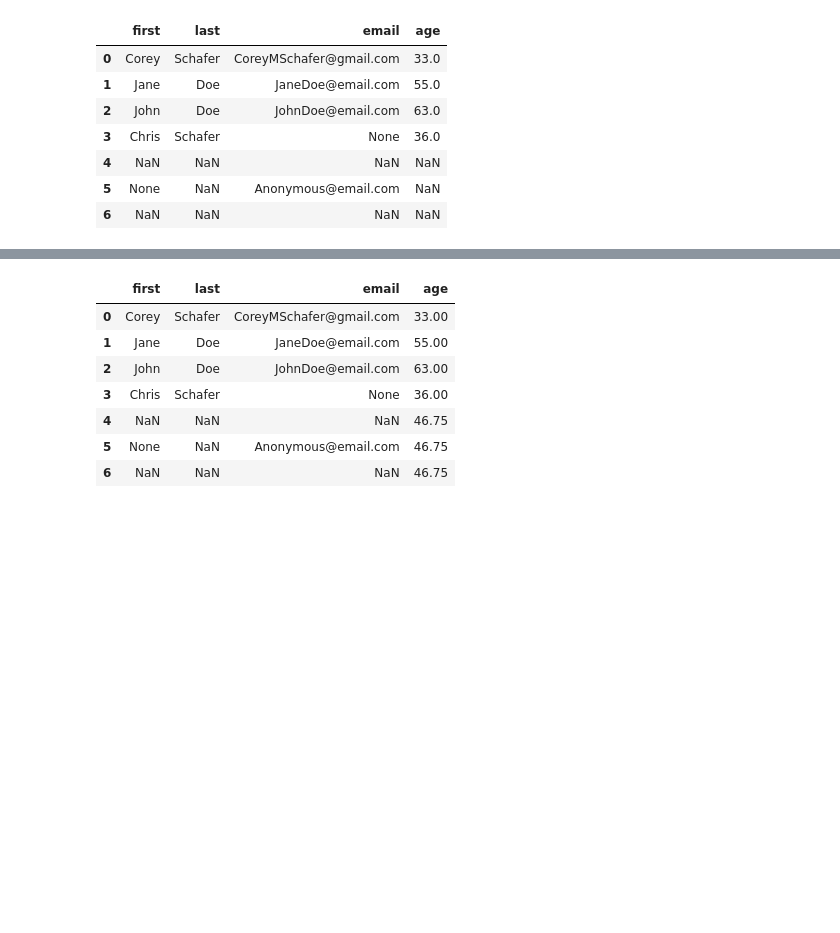
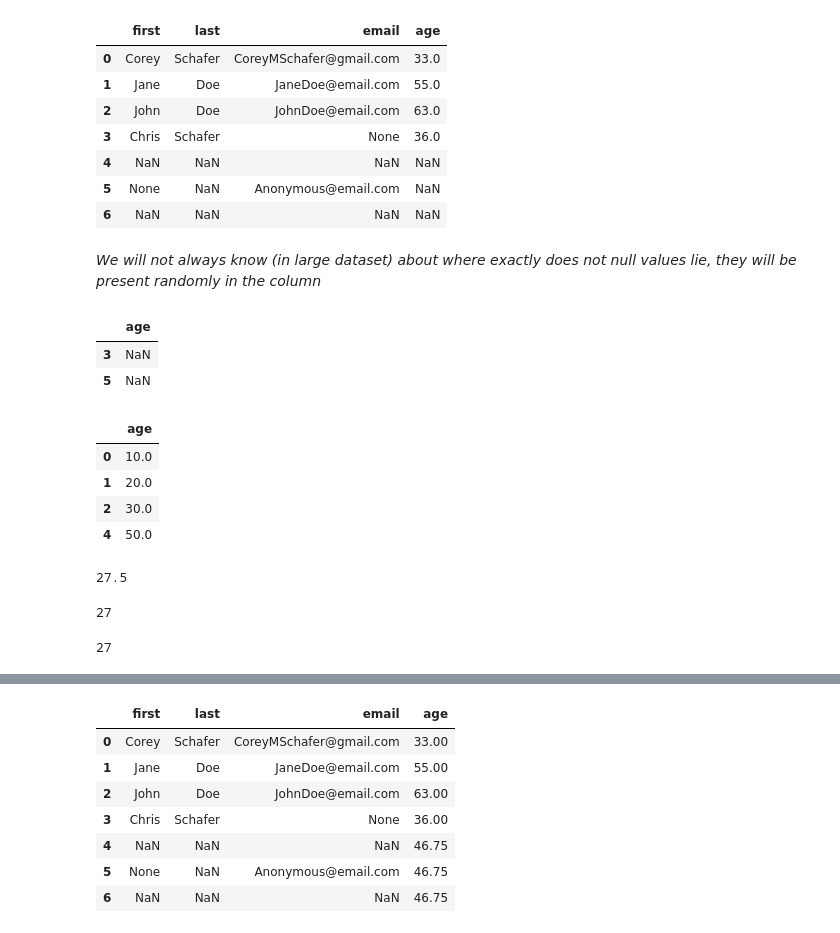
Before and after one commit to arelies-proximo/Data-Science-Projects, a Jupyter notebook: Pandas/Cleaning_Handling_Missing_Data.ipynb, the cells around one changed output, grey strips where cells are left out. Cells and saved outputs as stored; diff of their text form; code cells hidden in the pictures; blank space fills up the shorter version.

Commit message:
Dropping nan, replacing, fillna, isna, .notnull() etc

```diff
--- a/Pandas/Cleaning_Handling_Missing_Data.ipynb
+++ b/Pandas/Cleaning_Handling_Missing_Data.ipynb
@@ -537,3 +537,5 @@ df
 | 6 | NaN | NaN | NaN | NaN |
 # %%
 df.age.fillna(df.iloc[:4, -1].mean(), inplace=True)
+# %% [markdown]
+*We will not always know (in large dataset) about where exactly does not null values lie, they will be present randomly in the column*
@@ -539,0 +544,26 @@ df.age.fillna(df.iloc[:4, -1].mean(), inplace=True)
+# %%
+tmp[tmp['age'].isna()]
+# %% [output]
+|  | age |
+| 3 | NaN |
+| 5 | NaN |
+# %%
+tmp[tmp['age'].notnull()]
+# %% [output]
+|  | age |
+| 0 | 10.0 |
+| 1 | 20.0 |
+| 2 | 30.0 |
+| 4 | 50.0 |
+# %%
+(30+30+50)/4
+# %% [output]
+27.5
+# %%
+int(tmp.age.astype('float').mean())
+# %% [output]
+27
+# %%
+int(tmp[tmp.age.notnull()].mean())
+# %% [output]
+27
```
Also changed, not shown: parts of 4 cells of this notebook.
